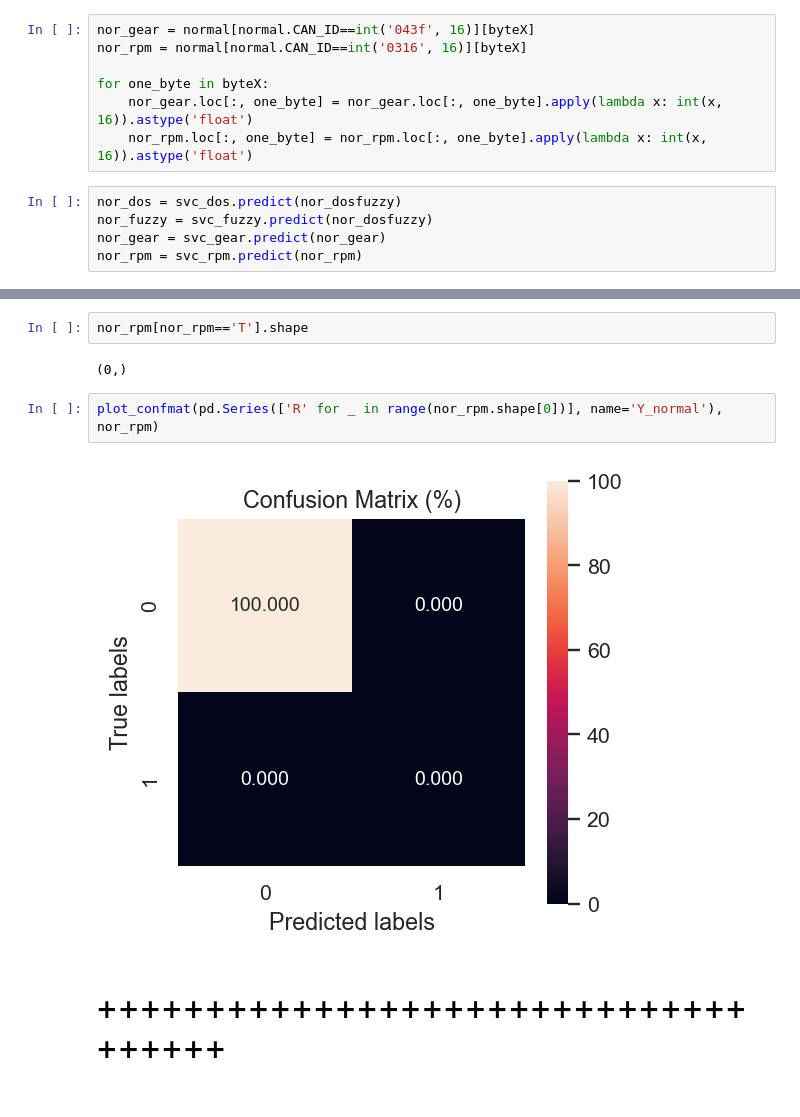
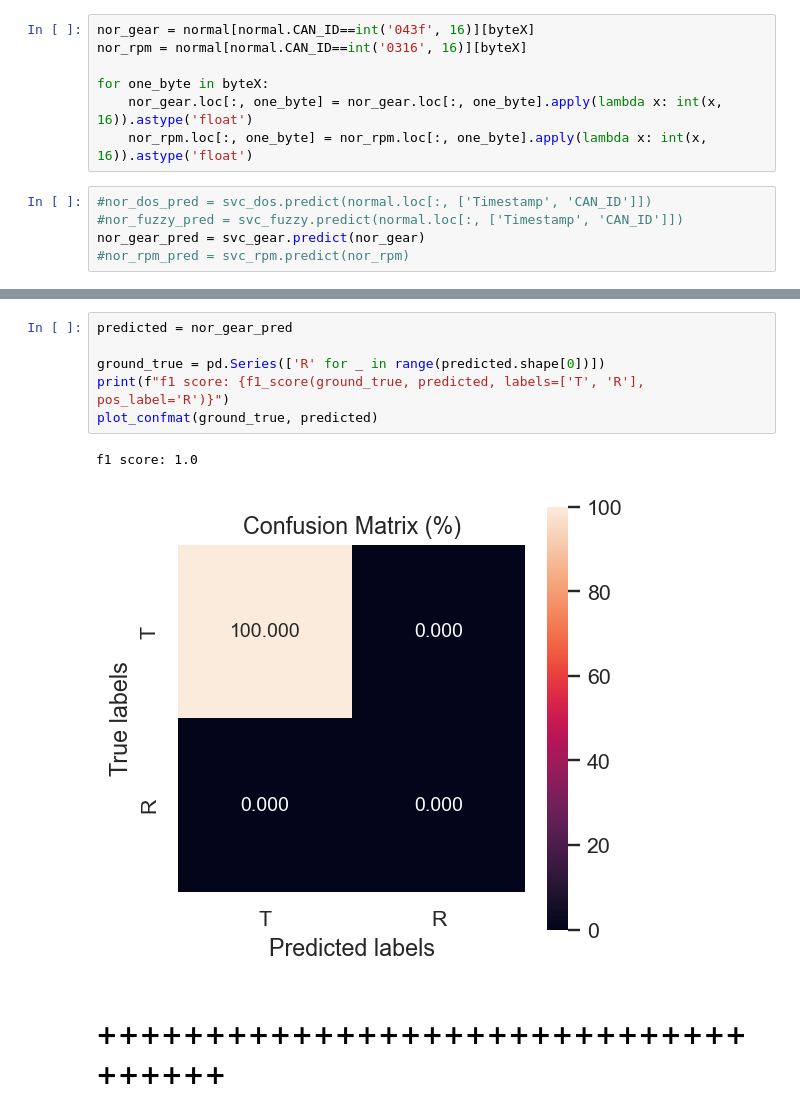
Before and after one commit to DanilaRedin/CAN_IDS, a Jupyter notebook: ids.ipynb, the cells around one changed output, grey strips where cells are left out. Cells and saved outputs as stored; diff of their text form.

```diff
--- a/ids.ipynb
+++ b/ids.ipynb
@@ -390,7 +363,7 @@ for one_byte in byteX:
     nor_gear.loc[:, one_byte] = nor_gear.loc[:, one_byte].apply(lambda x: int(x, 16)).astype('float')
     nor_rpm.loc[:, one_byte] = nor_rpm.loc[:, one_byte].apply(lambda x: int(x, 16)).astype('float')
 # %%
-nor_dos = svc_dos.predict(nor_dosfuzzy)
-nor_fuzzy = svc_fuzzy.predict(nor_dosfuzzy)
-nor_gear = svc_gear.predict(nor_gear)
-nor_rpm = svc_rpm.predict(nor_rpm)
+#nor_dos_pred = svc_dos.predict(normal.loc[:, ['Timestamp', 'CAN_ID']])
+#nor_fuzzy_pred = svc_fuzzy.predict(normal.loc[:, ['Timestamp', 'CAN_ID']])
+nor_gear_pred = svc_gear.predict(nor_gear)
+#nor_rpm_pred = svc_rpm.predict(nor_rpm)
@@ -412,11 +370,12 @@ Name: Y_normal, Length: 50641, dtype: object
-# %%
-nor_rpm[nor_rpm=='T'].shape
-# %% [output]
-(0,)
-# %%
-plot_confmat(pd.Series(['R' for _ in range(nor_rpm.shape[0])], name='Y_normal'), nor_rpm)
-# %% [output]
-[figure, removed]
+# %%
+predicted = nor_gear_pred
+
+ground_true = pd.Series(['R' for _ in range(predicted.shape[0])])
+print(f"f1 score: {f1_score(ground_true, predicted, labels=['T', 'R'], pos_label='R')}")
+plot_confmat(ground_true, predicted)
+# %% [output]
+f1 score: 1.0
+[figure, added]
 # %% [markdown]
 # ++++++++++++++++++++++++++++++++++++
 # %%
```
Also changed, not shown: parts of 16 cells of this notebook.
